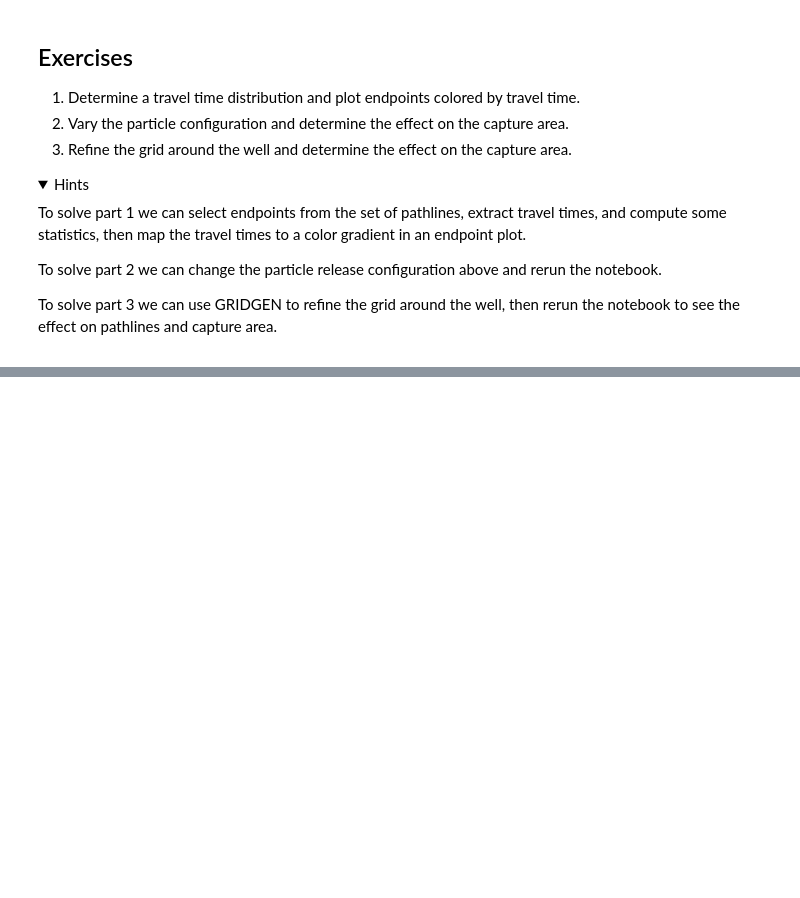
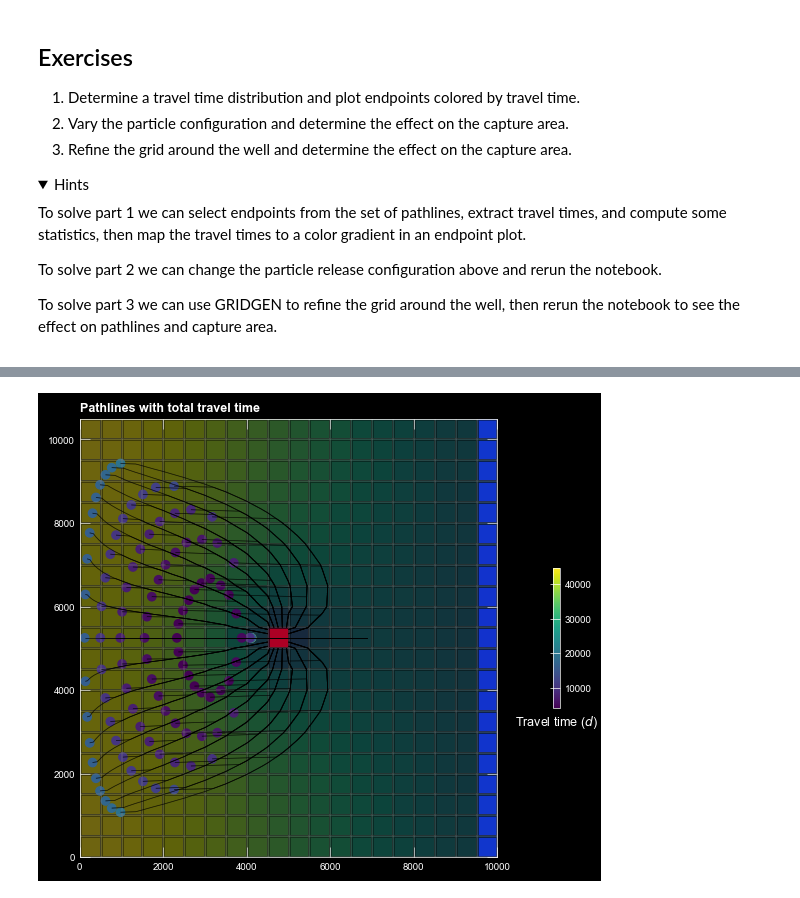
Before and after one commit to jdhughes-usgs/GW3099-2024, a Jupyter notebook: exercises-completed/prt/ex1.ipynb, the cells around one changed output, grey strips where cells are left out. Saved outputs shown, nothing was run; the diff lists cells and outputs as text; code cells hidden in the pictures; folded sections open; blank space fills up the shorter version.

```diff
--- a/exercises-completed/prt/ex1.ipynb
+++ b/exercises-completed/prt/ex1.ipynb
@@ -843,0 +876,17 @@ To solve part 3 we can use GRIDGEN to refine the grid around the well, then reru
+# %%
+# color-coded endpoint plot
+with flopy.plot.styles.USGSPlot():
+    fig, ax = plt.subplots(ncols=1, nrows=1, figsize=(6, 6))
+    ax.set_aspect("equal")
+    fig.tight_layout()
+    flopy.plot.styles.heading(ax, heading="Pathlines with total travel time")
+    mm = plot_heads(ax, gwf, hds[2, :, :], colorbar=False)
+    mm.plot_pathline(
+        prt_pathlines, layer="all", colors="black", alpha=0.5, linewidth=0.5
+    )
+    pc = ax.scatter(termination_pts.x, termination_pts.y, c=termination_pts.t)
+    cb = plt.colorbar(pc, shrink=0.25, pad=0.1)
+    cb.ax.set_xlabel(r"Travel time ($d$)")
+    plt.show()
+# %% [output]
+[figure, added]
```
Also changed, not shown: parts of 10 cells of this notebook.
